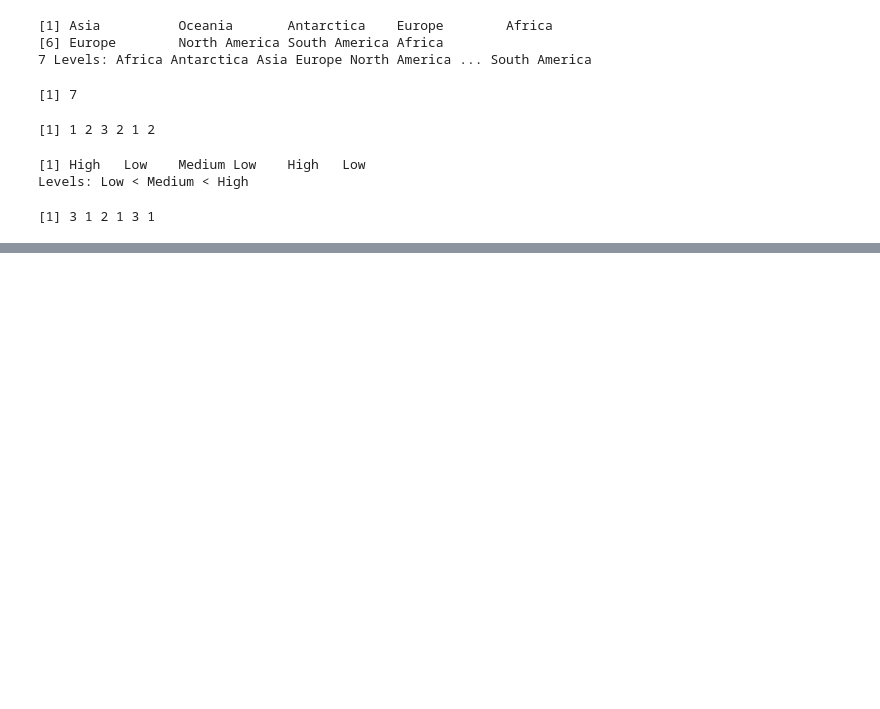
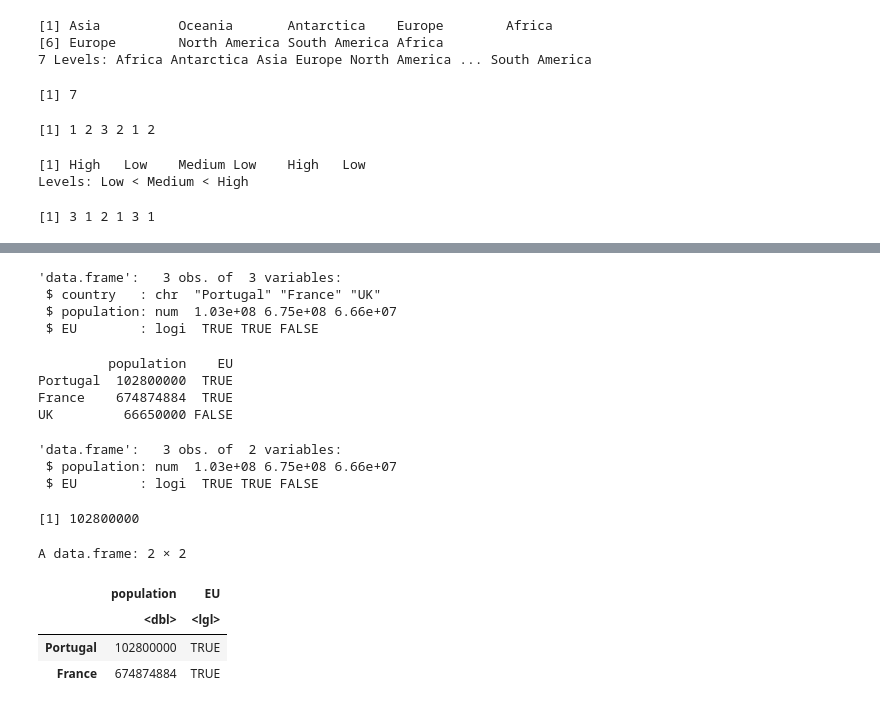
Before and after one commit to Prasannas544/Business_Analytics, a Jupyter notebook: 11thJuly.ipynb, the cells around one changed output, grey strips where cells are left out. Drawn from its saved outputs; the diff is of its cells as text; code cells hidden in the pictures; blank space fills up the shorter version.

```diff
--- a/11thJuly.ipynb
+++ b/11thJuly.ipynb
@@ -277,0 +292,7 @@ as.integer(altitude_factors)
+# %%
+str(countries_data)
+# %% [output]
+'data.frame':   3 obs. of  3 variables:
+ $ country   : chr  "Portugal" "France" "UK"
+ $ population: num  1.03e+08 6.75e+08 6.66e+07
+ $ EU        : logi  TRUE TRUE FALSE
@@ -277,0 +304,26 @@ as.integer(altitude_factors)
+# %%
+print(countries_data)
+# %% [output]
+         population    EU
+Portugal  102800000  TRUE
+France    674874884  TRUE
+UK         66650000 FALSE
+# %%
+str(countries_data)
+# %% [output]
+'data.frame':   3 obs. of  2 variables:
+ $ population: num  1.03e+08 6.75e+08 6.66e+07
+ $ EU        : logi  TRUE TRUE FALSE
+# %%
+#Indexing
+countries_data[1,1]
+# %% [output]
+[1] 102800000
+# %%
+countries_data[1:2,]
+# %% [output]
+A data.frame: 2 × 2
+|  | population | EU |
+|  | <dbl> | <lgl> |
+| Portugal | 102800000 | TRUE |
+| France | 674874884 | TRUE |
```
Also changed, not shown: parts of 8 cells of this notebook.
